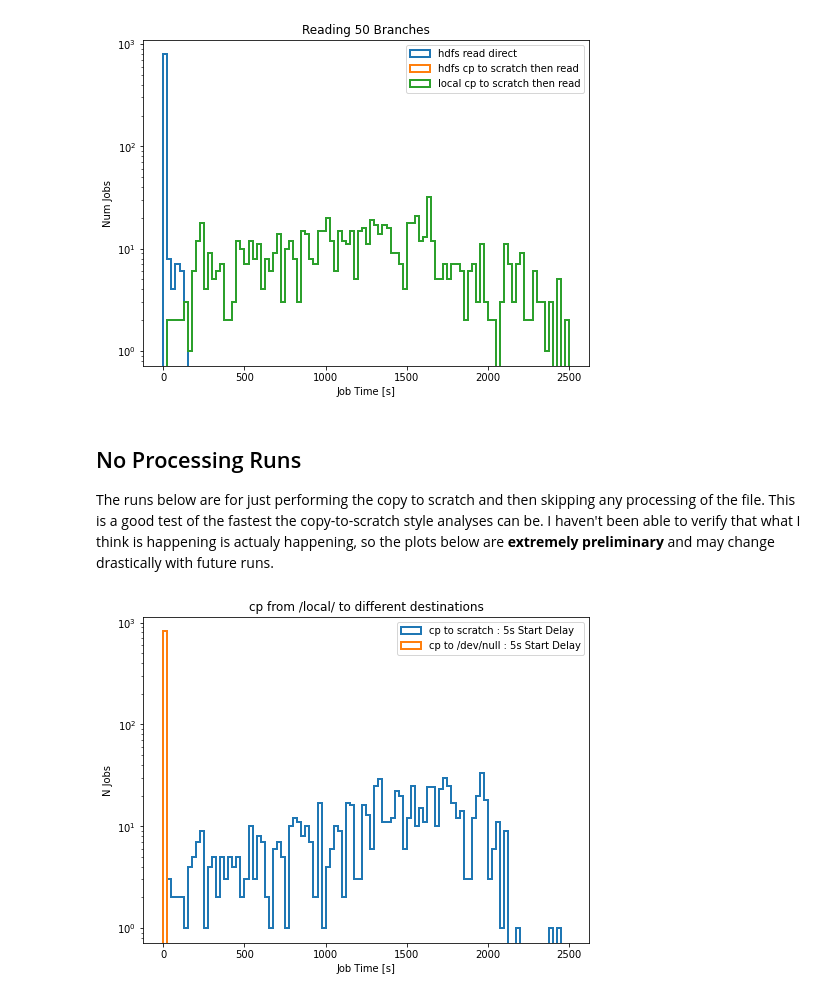
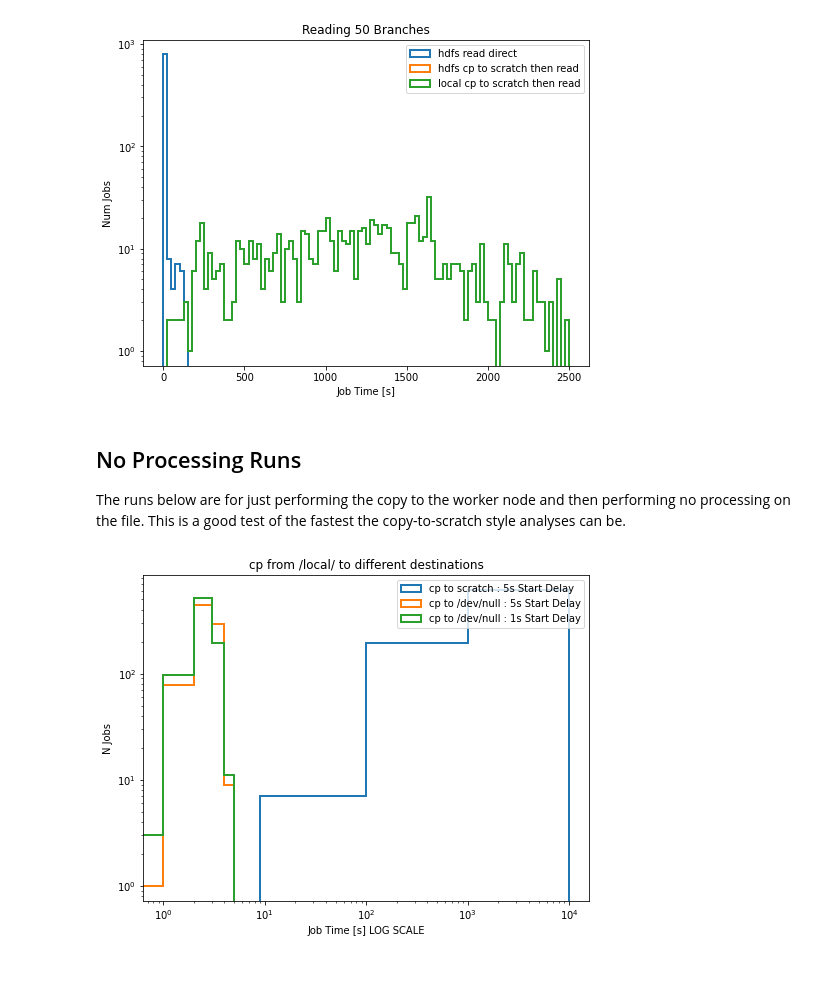
Before and after one commit to tomeichlersmith/umn-cluster, a Jupyter notebook: filesystem/plot_benchmark.ipynb, the cells around one changed output. Drawn from its saved outputs; the diff is of its cells as text; code cells hidden in the pictures; blank space fills up the shorter version.

Commit message:
update plotting notebook with more focus on plots we want

```diff
--- a/filesystem/plot_benchmark.ipynb
+++ b/filesystem/plot_benchmark.ipynb
@@ -16,3 +8,11 @@ selections = {
+# %%
+df = pd.read_csv('data.busy.csv')
+selections = {
+    'hdfs read direct' : (df['filesystem']=='hdfs')&(df['cp_to_scratch']==False),
+    'hdfs cp to scratch then read' : (df['filesystem']=='hdfs')&(df['cp_to_scratch']==True),
+#    'local read direct' : (df['filesystem']=='zfs')&(df['cp_to_scratch']==False),
+    'local cp to scratch then read' : (df['filesystem']=='zfs')&(df['cp_to_scratch']==True)
+}
 # %%
 plt.figure(figsize=(8,6))
 max_time = np.max(df[df['branches']==-1]['time'])
@@ -65,17 +65,23 @@ plt.show()
 [figure]
 # %% [markdown]
 ## No Processing Runs
-The runs below are for just performing the copy to scratch and then skipping any processing of the file. This is a good test of the fastest the copy-to-scratch style analyses can be. I haven't been able to verify that what I think is happening is actualy happening, so the plots below are **extremely preliminary** and may change drastically with future runs.
+The runs below are for just performing the copy to the worker node and then performing no processing on the file. This is a good test of the fastest the copy-to-scratch style analyses can be.
-# %%
-devnull_df = pd.read_csv('cp_dev_null.csv')
-plt.figure(figsize=(8,6))
-plt.hist(df[df['process']==False]['time'],label='cp to scratch : 5s Start Delay',histtype='step',lw=2.,bins=100,range=(0.,2500.))
-plt.hist(devnull_df[devnull_df['delay']==5]['time'],label='cp to /dev/null : 5s Start Delay',range=(0.,2500.),bins=100,histtype='step',lw=2.,)
-plt.yscale('log')
-plt.ylabel('N Jobs')
-plt.xlabel('Job Time [s]')
-plt.title('cp from /local/ to different destinations')
-plt.legend()
-plt.show()
-# %% [output]
-[figure, removed]
+# %%
+devnull_df = pd.read_csv('cp_dev_null.csv')
+plt.figure(figsize=(8,6))
+bins=np.append(np.arange(0.,10.,1.),[100.,1000.,10000.])
+plt.hist(np.clip(df[df['process']==False]['time'],0.,bins[-1]),label='cp to scratch : 5s Start Delay',
+         histtype='step',lw=2.,bins=bins)
+plt.hist(devnull_df[devnull_df['delay']==5]['time'],label='cp to /dev/null : 5s Start Delay',
+         histtype='step',lw=2.,bins=bins)
+plt.hist(devnull_df[devnull_df['delay']==1]['time'],label='cp to /dev/null : 1s Start Delay',
+         histtype='step',lw=2.,bins=bins)
+plt.yscale('log')
+plt.xscale('log')
+plt.ylabel('N Jobs')
+plt.xlabel('Job Time [s] LOG SCALE')
+plt.title('cp from /local/ to different destinations')
+plt.legend()
+plt.show()
+# %% [output]
+[figure, added]
```
Also changed, not shown: parts of 1 cell of this notebook.
